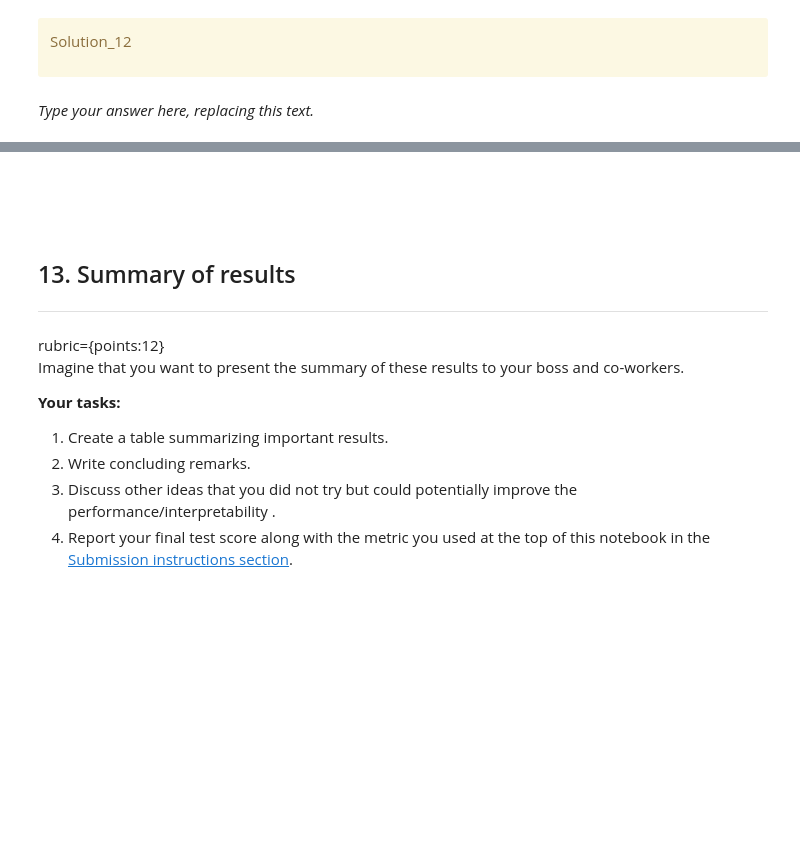
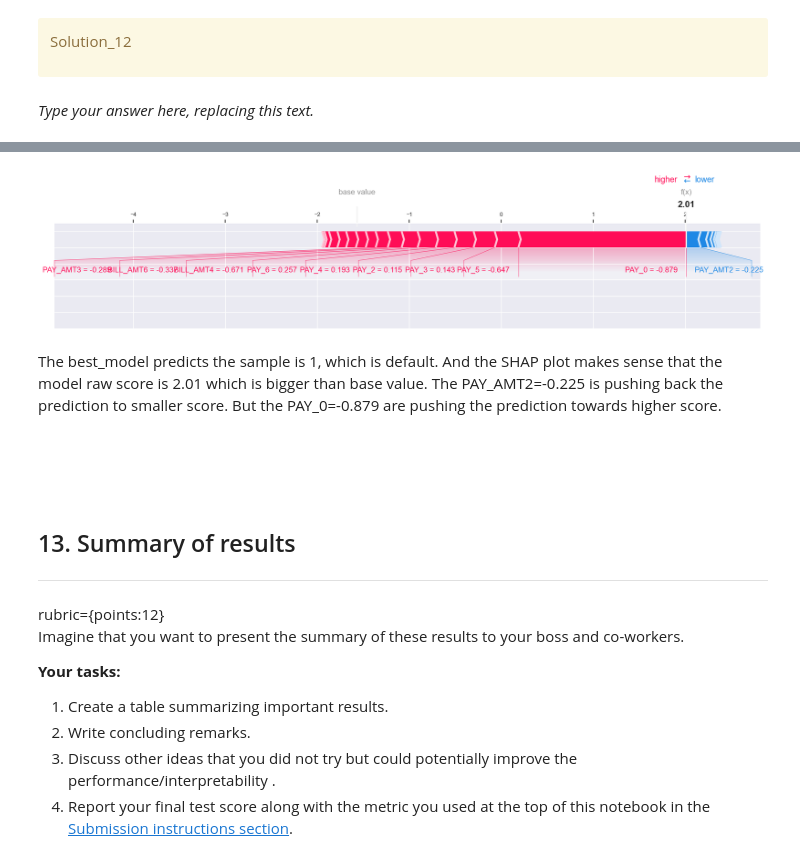
Before and after one commit to Nick-zhen/ML-Project, a Jupyter notebook: hw5/hw5.ipynb, the cells around one changed output, grey strips where cells are left out. Drawn from its saved outputs; the diff is of its cells as text; code cells hidden in the pictures; blank space fills up the shorter version.

```diff
--- a/hw5/hw5.ipynb
+++ b/hw5/hw5.ipynb
@@ -1018,3 +1131,14 @@ _Type your answer here, replacing this text._
+# %%
+shap.force_plot(
+    lgbm_explainer.expected_value[1],
+    test_lgbm_shap_values[1][2, :],
+    X_test_enc.iloc[0, :],
+    matplotlib=True,
+)
+# %% [output]
+[figure, added]
+# %% [markdown]
+The best_model predicts the sample is 1, which is default. And the SHAP plot makes sense that the model raw score is 2.01 which is bigger than base value. The PAY_AMT2=-0.225 is pushing back the prediction to smaller score. But the PAY_0=-0.879 are pushing the prediction towards higher score.
 # %% [markdown]
 <!-- END QUESTION -->
 
```
Also changed, not shown: parts of 37 cells of this notebook.
